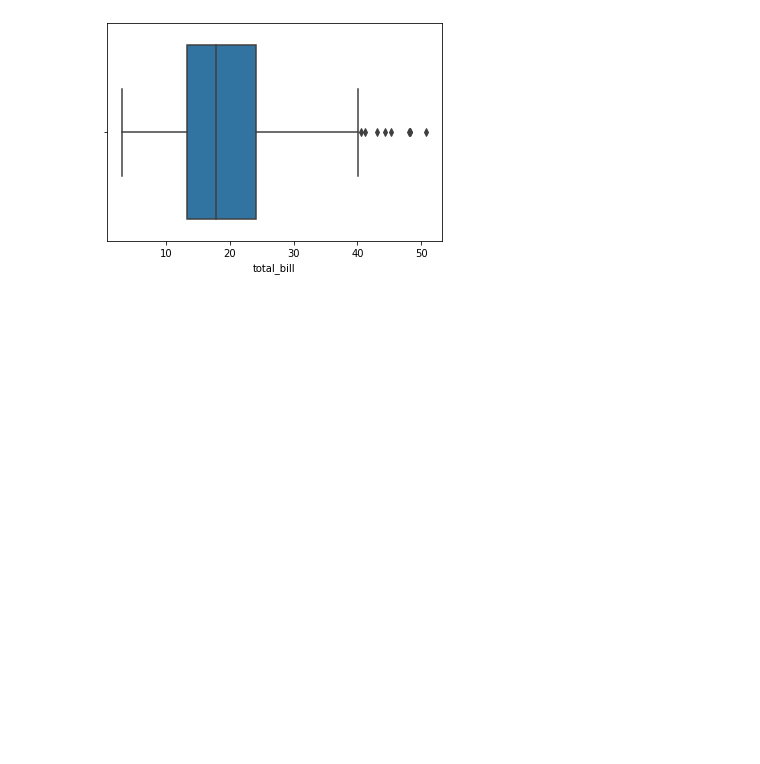
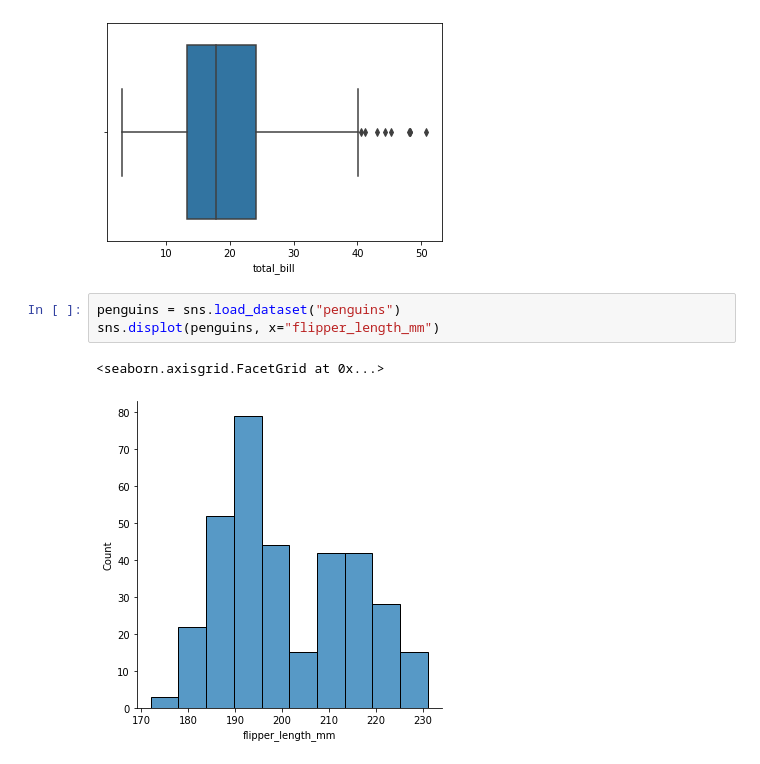
Before and after one commit to shahnawazm786/MavenProject, a Jupyter notebook: Shahnawaz_Practice.ipynb, the cells around one changed output. Drawn from its saved outputs; the diff is of its cells as text; blank space fills up the shorter version.

```diff
--- a/Shahnawaz_Practice.ipynb
+++ b/Shahnawaz_Practice.ipynb
@@ -173,3 +173,9 @@ sns.boxplot(tips['total_bill'])
 # %% [output]
 <matplotlib.axes._subplots.AxesSubplot at 0x...>
 [figure]
+# %%
+penguins = sns.load_dataset("penguins")
+sns.displot(penguins, x="flipper_length_mm")
+# %% [output]
+<seaborn.axisgrid.FacetGrid at 0x...>
+[figure, added]
```
Also changed, not shown: parts of 4 cells of this notebook.
